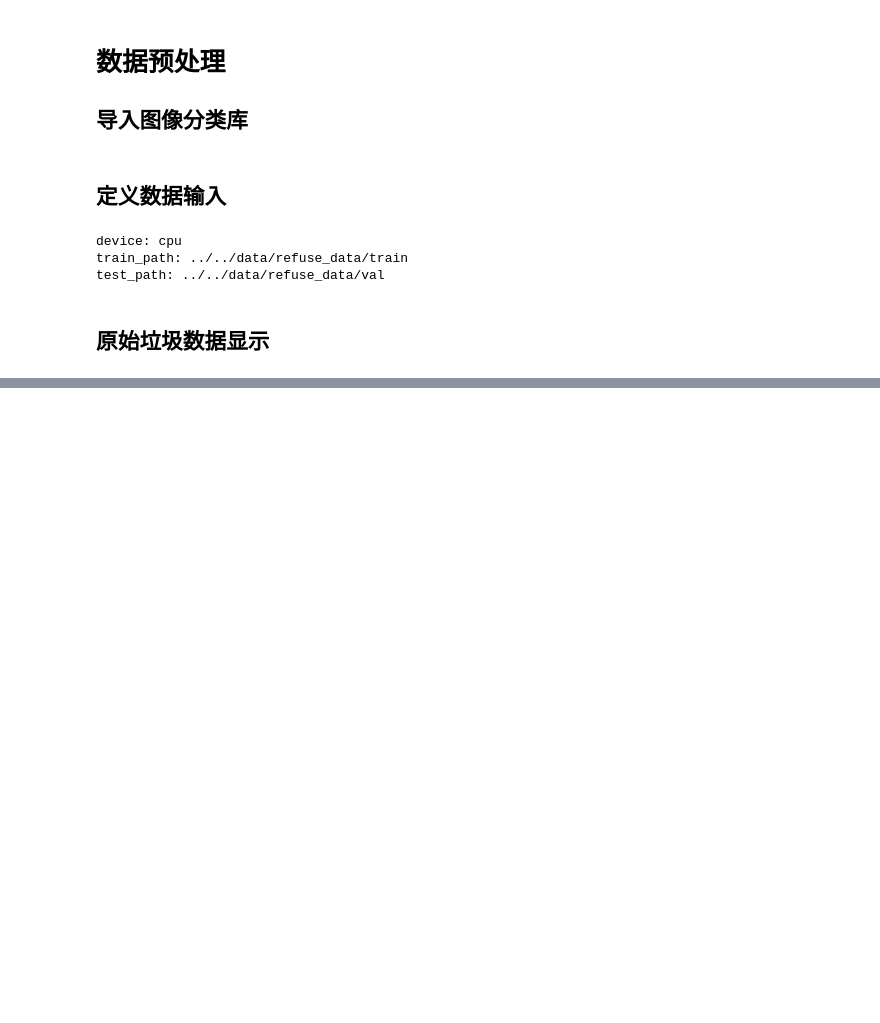
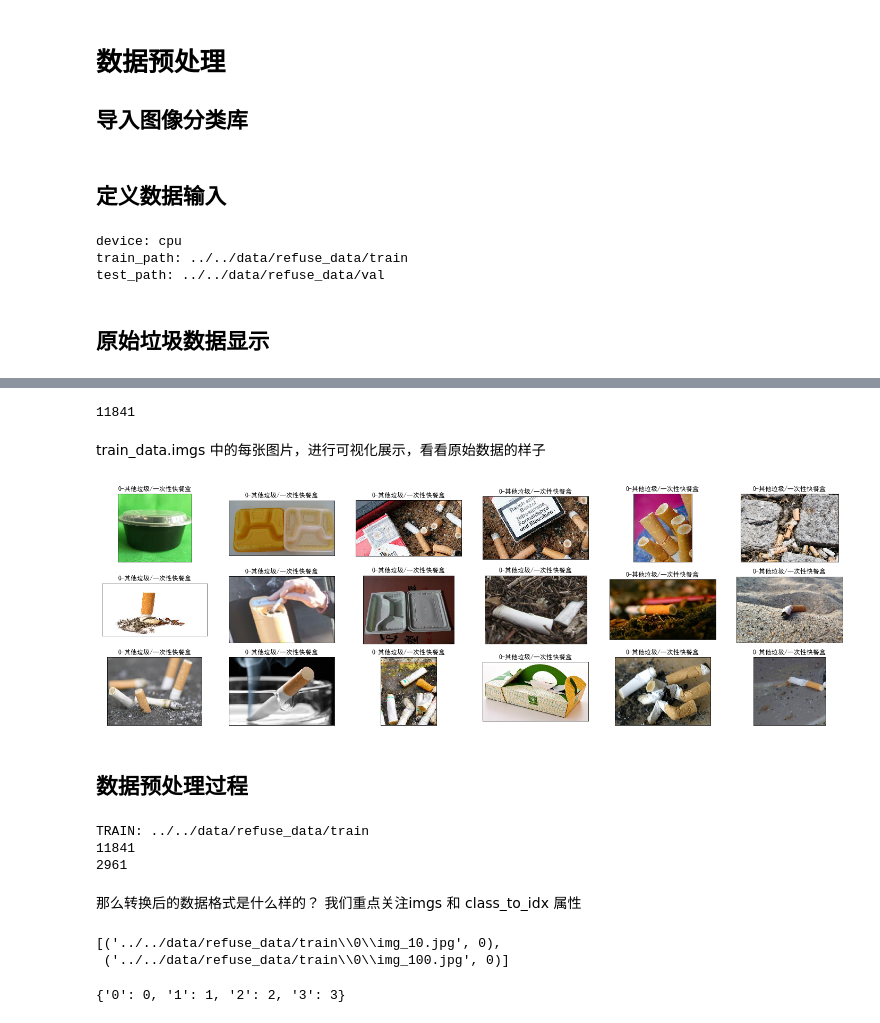
Before and after one commit to dutlzn/RefuseClassification, a Jupyter notebook: preprocess/预处理与可视化.ipynb, the cells around one changed output, grey strips where cells are left out. Drawn from its saved outputs; the diff is of its cells as text; code cells hidden in the pictures; blank space fills up the shorter version.

```diff
--- a/preprocess/预处理与可视化.ipynb
+++ b/preprocess/预处理与可视化.ipynb
@@ -104,3 +104,6 @@ train_path: ../../data/refuse_data/train
 test_path: ../../data/refuse_data/val
 # %% [markdown]
 ## 原始垃圾数据显示
+# %%
+train_data = datasets.ImageFolder(TRAIN)
+val_data = datasets.ImageFolder(VAL)
@@ -106,0 +130,70 @@ test_path: ../../data/refuse_data/val
+# %%
+len(train_data.imgs)
+# %% [output]
+11841
+# %% [markdown]
+train_data.imgs 中的每张图片，进行可视化展示，看看原始数据的样子
+# %%
+from PIL import Image
+fig = plt.figure(figsize=(25,8))
+for idx,img in enumerate(train_data.imgs[:18]):
+
+    # ax 图表示例
+    ax = fig.add_subplot(3,18/3,idx+1,xticks=[],yticks=[])
+    file_name_path = img[0]
+    target_idx = img[1]
+    #print(idx,file_name_path,target_idx)
+    target_name = label_dict.get(str(target_idx),"")
+    # 绘制图表
+    image = Image.open(file_name_path)
+    plt.imshow(image)
+    ax.set_title('{}-{}'.format(target_idx,target_name))
+# %% [output]
+[figure, added]
+# %% [markdown]
+## 数据预处理过程
+# %%
+# 定义预处理方法
+train_transforms = transforms.Compose([
+        transforms.Resize((256, 256)),
+        transforms.CenterCrop(224),
+        transforms.ToTensor(),
+        transforms.Normalize([0.485, 0.456, 0.406], [0.229, 0.224, 0.225])]
+)
+val_transforms = transforms.Compose([
+        transforms.Resize((256, 256)),
+        transforms.CenterCrop(224),
+        transforms.ToTensor(),
+        transforms.Normalize([0.485, 0.456, 0.406], [0.229, 0.224, 0.225])]
+)
+
+
+### 数据格式转换
+print("TRAIN:", TRAIN)
+train_data = datasets.ImageFolder(
+    TRAIN,
+    transform=train_transforms
+)
+
+val_data = datasets.ImageFolder(
+    VAL,
+    transform=val_transforms
+)
+
+print(len(train_data))
+print(len(val_data))
+# %% [output]
+TRAIN: ../../data/refuse_data/train
+11841
+2961
+# %% [markdown]
+那么转换后的数据格式是什么样的？ 我们重点关注imgs 和 class_to_idx 属性
+# %%
+train_data.imgs[:2]
+# %% [output]
+[('../../data/refuse_data/train\\0\\img_10.jpg', 0),
+ ('../../data/refuse_data/train\\0\\img_100.jpg', 0)]
+# %%
+print(train_data.class_to_idx)
+# %% [output]
+{'0': 0, '1': 1, '2': 2, '3': 3}
```
Also changed, not shown: parts of 3 cells of this notebook.
